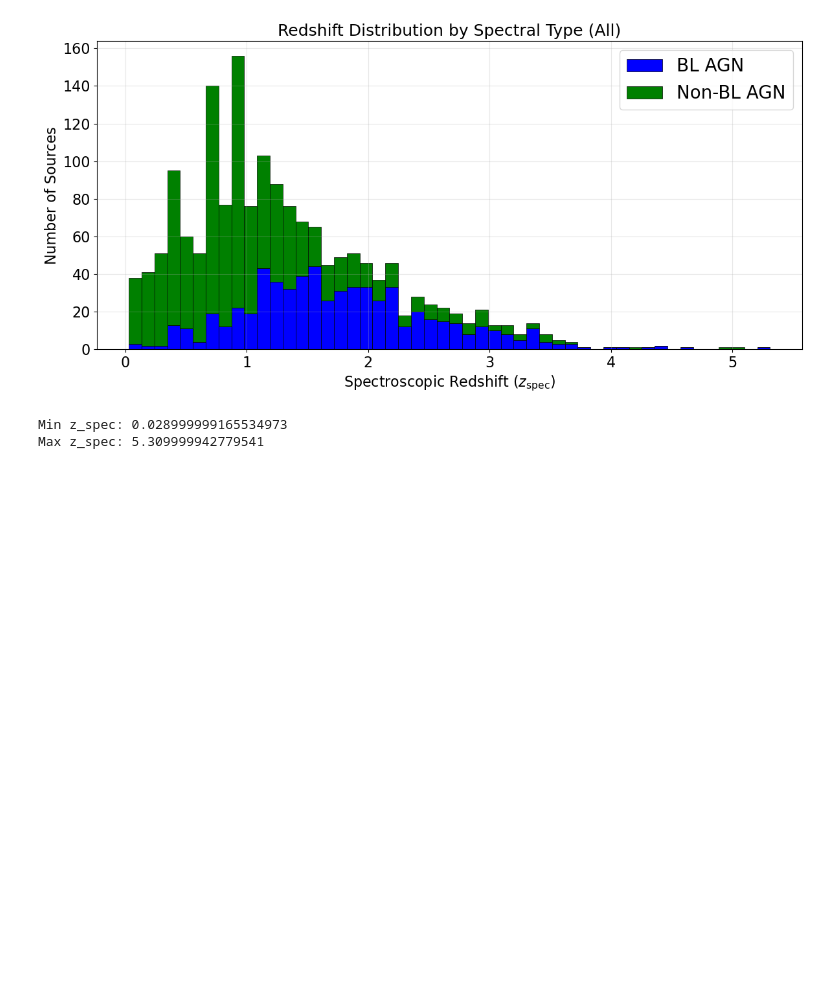
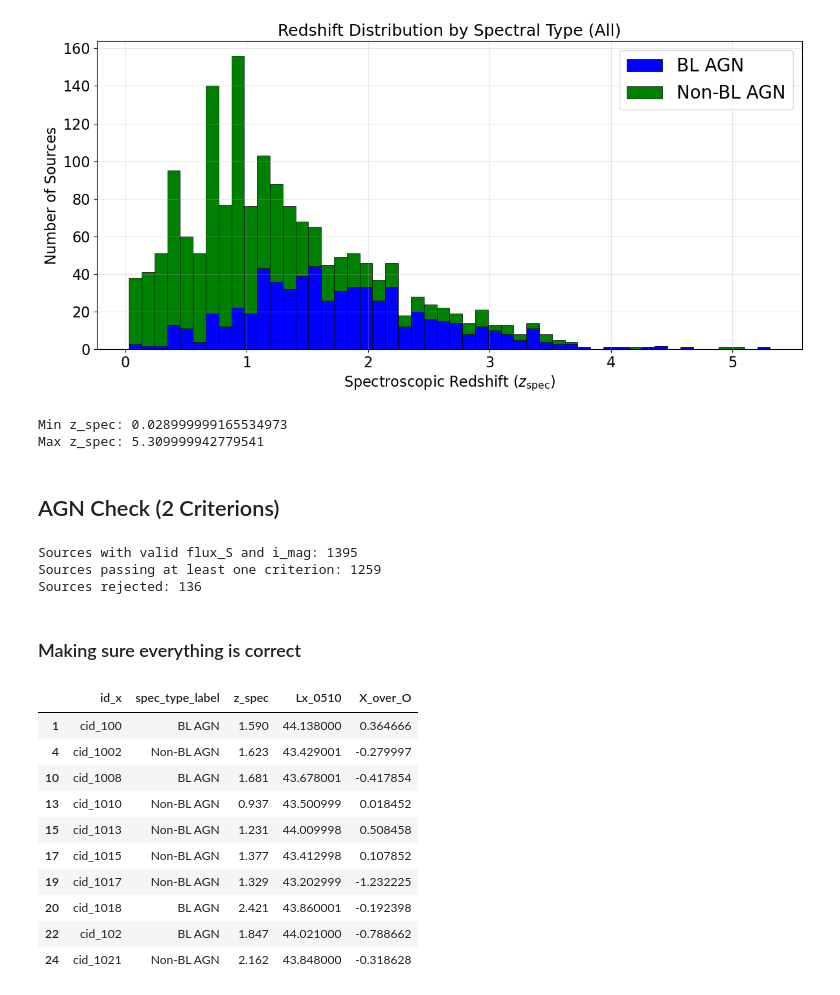
Before and after one commit to AdliHa21/SEASTAR2026, a Jupyter notebook: 03_type1_type2_agn_and_cosmos2015_crossmatch.ipynb, the cells around one changed output. Cells and saved outputs as stored; diff of their text form; code cells hidden in the pictures; blank space fills up the shorter version.

```diff
--- a/03_type1_type2_agn_and_cosmos2015_crossmatch.ipynb
+++ b/03_type1_type2_agn_and_cosmos2015_crossmatch.ipynb
@@ -116,3 +116,53 @@ print(f"Max z_spec: {df_lz['z_spec'].max()}")
 [figure]
 Min z_spec: 0.028999999165534973
 Max z_spec: 5.309999942779541
+# %% [markdown]
+## AGN Check (2 Criterions)
+# %%
+pre_df_l = df_lz
+
+pre_df_l['flux_S'] = pd.to_numeric(pre_df_l['flux_S'], errors='coerce')
+pre_df_l['i_mag'] = pd.to_numeric(pre_df_l['i_mag'], errors='coerce')
+
+mask_valid = (pre_df_l['flux_S'] > 0) & (pre_df_l['i_mag'] > 0)
+pre_df_l = pre_df_l[mask_valid].copy()
+
+print(f"Sources with valid flux_S and i_mag: {len(pre_df_l)}")
+
+pre_df_l['X_over_O'] = np.log10(pre_df_l['flux_S']) + (pre_df_l['i_mag'] / 2.5) + 5.352
+
+# Two AGN criteria
+# Criterion 1: L_0.5-10 keV > 3e42 erg/s (log10 > 42.5)
+mask_luminosity = pre_df_l['Lx_0510'] > 42.5   # Where 42.5 = np.log10(3) + 42
+
+# Criterion 2: -1 <= X/O <= 1
+mask_xo = (pre_df_l['X_over_O'] >= -1.0) & (pre_df_l['X_over_O'] <= 1.0)
+
+# Combine with OR
+agn_mask = mask_luminosity | mask_xo
+
+crit = pre_df_l[agn_mask].copy()
+
+print(f"Sources passing at least one criterion: {len(crit)}")
+print(f"Sources rejected: {len(pre_df_l) - len(crit)}")
+# %% [output]
+Sources with valid flux_S and i_mag: 1395
+Sources passing at least one criterion: 1259
+Sources rejected: 136
+# %% [markdown]
+### Making sure everything is correct
+# %%
+pd.set_option('display.max_columns', None)
+crit[['id_x', 'spec_type_label', 'z_spec', 'Lx_0510', 'X_over_O']].head(10)
+# %% [output]
+|  | id_x | spec_type_label | z_spec | Lx_0510 | X_over_O |
+| 1 | cid_100 | BL AGN | 1.590 | 44.138000 | 0.364666 |
+| 4 | cid_1002 | Non-BL AGN | 1.623 | 43.429001 | -0.279997 |
+| 10 | cid_1008 | BL AGN | 1.681 | 43.678001 | -0.417854 |
+| 13 | cid_1010 | Non-BL AGN | 0.937 | 43.500999 | 0.018452 |
+| 15 | cid_1013 | Non-BL AGN | 1.231 | 44.009998 | 0.508458 |
+| 17 | cid_1015 | Non-BL AGN | 1.377 | 43.412998 | 0.107852 |
+| 19 | cid_1017 | Non-BL AGN | 1.329 | 43.202999 | -1.232225 |
+| 20 | cid_1018 | BL AGN | 2.421 | 43.860001 | -0.192398 |
+| 22 | cid_102 | BL AGN | 1.847 | 44.021000 | -0.788662 |
+| 24 | cid_1021 | Non-BL AGN | 2.162 | 43.848000 | -0.318628 |
```
Also changed, not shown: parts of 4 cells of this notebook.
